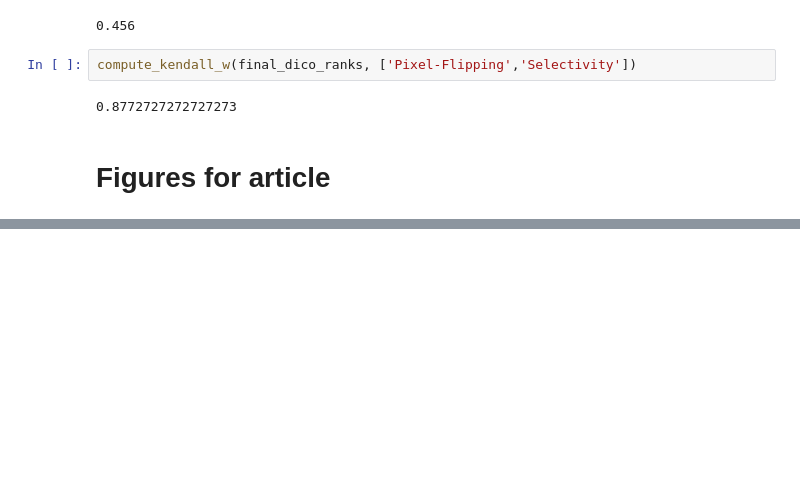
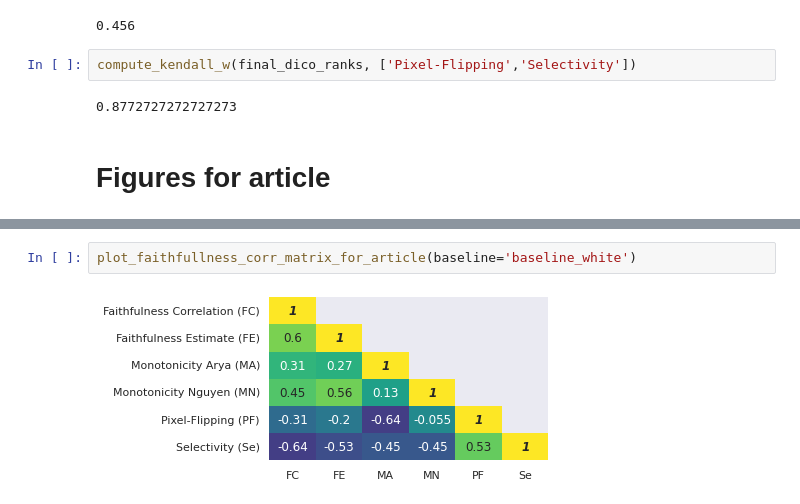
Before and after one commit to multitel-ai/Evaluation-XAI-Metrics-GD6-TRAIL, a Jupyter notebook: XAI_analysis_correlations_rank_aggreg.ipynb, the cells around one changed output, grey strips where cells are left out. Cells and saved outputs as stored; diff of their text form; blank space fills up the shorter version.

Commit message:
add corr matrices for diff metrics and same baseline in eps format

```diff
--- a/XAI_analysis_correlations_rank_aggreg.ipynb
+++ b/XAI_analysis_correlations_rank_aggreg.ipynb
@@ -651,0 +667,4 @@ plt.close()
+# %%
+plot_faithfullness_corr_matrix_for_article(baseline='baseline_white')
+# %% [output]
+[figure, added]
```
Also changed, not shown: parts of 4 cells of this notebook, 4 other files.
